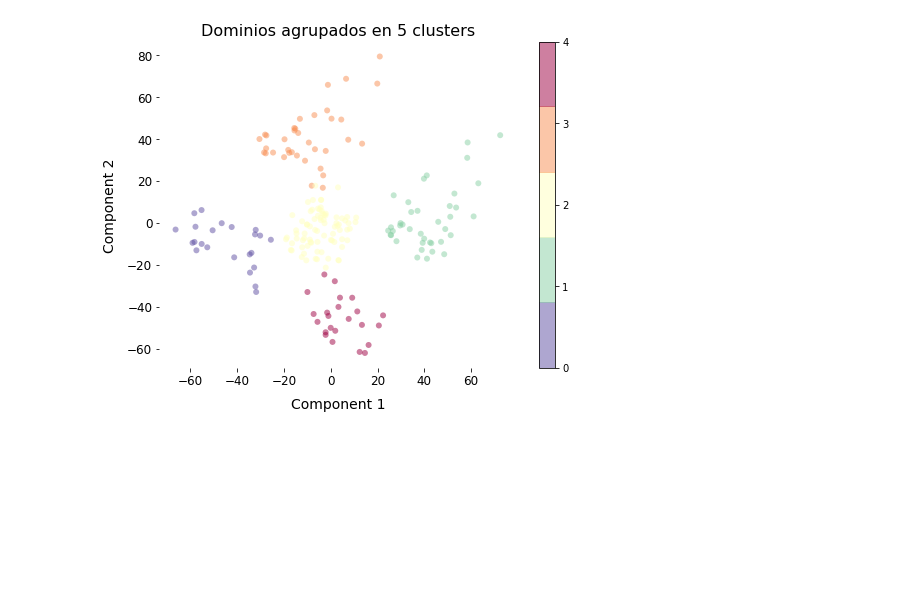
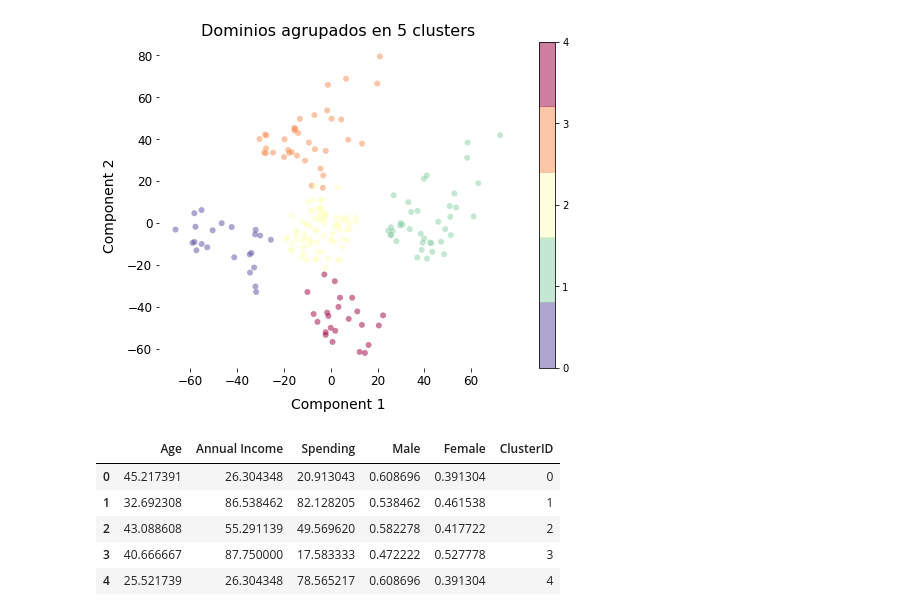
Before and after one commit to ugis22/clustering_analysis, a Jupyter notebook: clustering_analysis.ipynb, the cells around one changed output. Saved outputs shown, nothing was run; the diff lists cells and outputs as text; code cells hidden in the pictures; blank space fills up the shorter version.

Commit message:
Clustering analysis

```diff
--- a/clustering_analysis.ipynb
+++ b/clustering_analysis.ipynb
@@ -380,3 +373,19 @@ plt.colorbar(ticks=[0, 1, 2, 3, 4]);
 plt.show()
 # %% [output]
 [figure]
+# %%
+centroids = pd.DataFrame(kmeans.cluster_centers_, columns = ["Age", "Annual Income", "Spending", "Male", "Female"])
+# %%
+centroids.index_name = "ClusterID"
+# %%
+centroids["ClusterID"] = centroids.index
+centroids = centroids.reset_index(drop=True)
+# %%
+centroids
+# %% [output]
+|  | Age | Annual Income | Spending | Male | Female | ClusterID |
+| 0 | 45.217391 | 26.304348 | 20.913043 | 0.608696 | 0.391304 | 0 |
+| 1 | 32.692308 | 86.538462 | 82.128205 | 0.538462 | 0.461538 | 1 |
+| 2 | 43.088608 | 55.291139 | 49.569620 | 0.582278 | 0.417722 | 2 |
+| 3 | 40.666667 | 87.750000 | 17.583333 | 0.472222 | 0.527778 | 3 |
+| 4 | 25.521739 | 26.304348 | 78.565217 | 0.608696 | 0.391304 | 4 |
```
Also changed, not shown: parts of 5 cells of this notebook.
